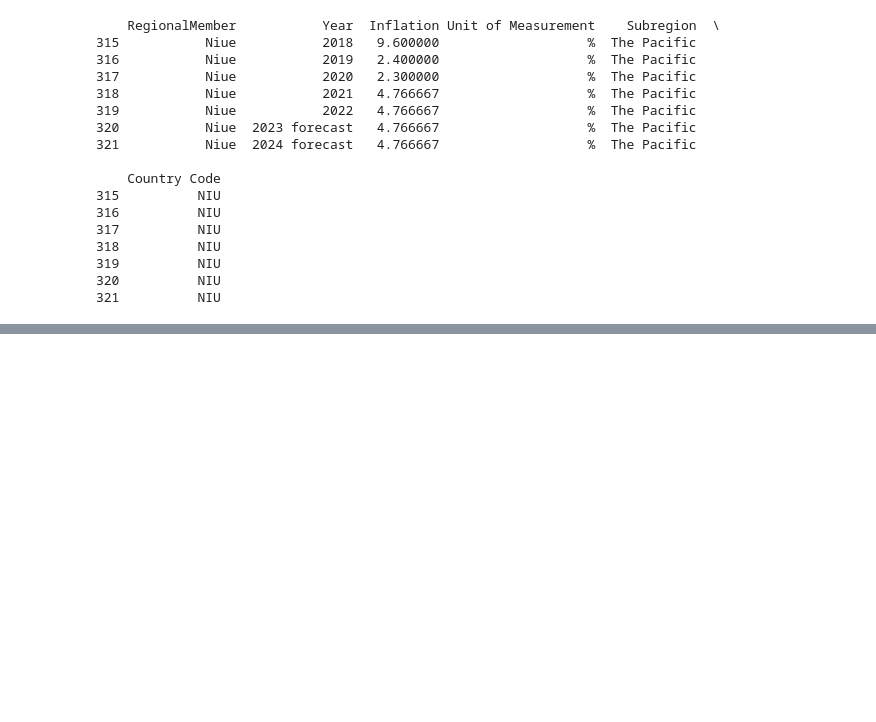
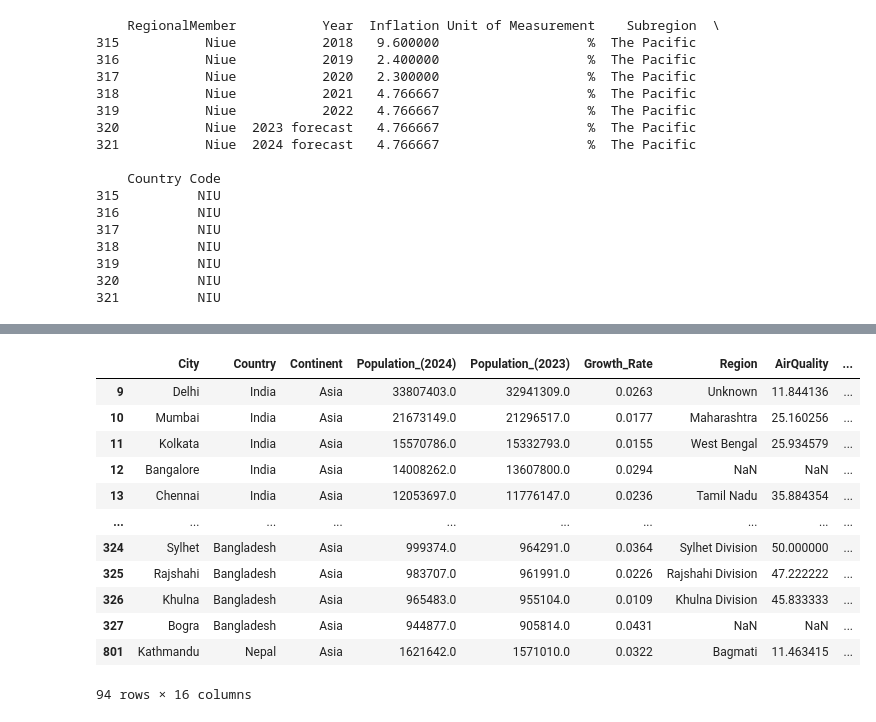
Before and after one commit to FatYuna19/Global-Environmental-and-Economic-Health-Index, a Jupyter notebook: Global Environmental and Economic Health Index.ipynb, the cells around one changed output, grey strips where cells are left out. Cells and saved outputs as stored; diff of their text form; code cells hidden in the pictures; blank space fills up the shorter version.

```diff
--- a/Global Environmental and Economic Health Index.ipynb
+++ b/Global Environmental and Economic Health Index.ipynb
@@ -825,0 +1383,28 @@ print(niue_updated_records)
+# %%
+country_mapping = {
+    "People's Republic of China": "China",
+    "United States of America": "United States",
+    "Ivory Coast": "Côte d'Ivoire",
+    "South Korea": "Republic of Korea",
+    "Republic of the Congo": "Congo",
+    "Democratic Republic of the Congo": "DR Congo"
+}
+
+merged_df['Country'] = merged_df['Country'].replace(country_mapping)
+merged_df['Country'] = merged_df['Country'].fillna("Unknown")
+
+merged_df['City'] = merged_df['City'].str.strip()
+merged_df['City'] = merged_df['City'].replace({'Los Angeles': 'LA', 'New York City': 'NYC', 'Tokyo': 'Tokyo'})
+
+continent_mapping = {
+    "Oceana": "Oceania"
+}
+
+merged_df['Continent'] = merged_df['Continent'].replace(continent_mapping)
+merged_df['Continent'] = merged_df['Continent'].fillna("Unknown")
+
+unique_country = merged_df['Country'].unique()
+unique_city = merged_df['City'].unique()
+unique_continent = merged_df['Continent'].unique()
+
+(unique_country, unique_city, unique_continent)
@@ -825,0 +1478,12 @@ print(niue_updated_records)
+# %%
+nan_rows = merged_df[merged_df[['City', 'Population_(2024)', 'Population_(2023)',
+                                   'Growth_Rate', 'Region', 'AirQuality',
+                                   'WaterPollution', 'Rank', 'Country/Region',
+                                   '2021', '2020', '2019', '2018', 'Population']].isna().any(axis=1)]
+
+specific_rows = merged_df[merged_df['Rank'].isin([1, 5, 10])]
+
+print("Rows with NaN values:")
+print(nan_rows)
+print("\nSpecific rows with Rank 1, 5, or 10:")
+print(specific_rows)
@@ -825,0 +1508,16 @@ print(niue_updated_records)
+# %%
+specific_rows
+# %% [output]
+|  | City | Country | Continent | Population_(2024) | Population_(2023) | Growth_Rate | Region | AirQuality | ... |
+| 9 | Delhi | India | Asia | 33807403.0 | 32941309.0 | 0.0263 | Unknown | 11.844136 | ... |
+| 10 | Mumbai | India | Asia | 21673149.0 | 21296517.0 | 0.0177 | Maharashtra | 25.160256 | ... |
+| 11 | Kolkata | India | Asia | 15570786.0 | 15332793.0 | 0.0155 | West Bengal | 25.934579 | ... |
+| 12 | Bangalore | India | Asia | 14008262.0 | 13607800.0 | 0.0294 | NaN | NaN | ... |
+| 13 | Chennai | India | Asia | 12053697.0 | 11776147.0 | 0.0236 | Tamil Nadu | 35.884354 | ... |
+| ... | ... | ... | ... | ... | ... | ... | ... | ... | ... |
+| 324 | Sylhet | Bangladesh | Asia | 999374.0 | 964291.0 | 0.0364 | Sylhet Division | 50.000000 | ... |
+| 325 | Rajshahi | Bangladesh | Asia | 983707.0 | 961991.0 | 0.0226 | Rajshahi Division | 47.222222 | ... |
+| 326 | Khulna | Bangladesh | Asia | 965483.0 | 955104.0 | 0.0109 | Khulna Division | 45.833333 | ... |
+| 327 | Bogra | Bangladesh | Asia | 944877.0 | 905814.0 | 0.0431 | NaN | NaN | ... |
+| 801 | Kathmandu | Nepal | Asia | 1621642.0 | 1571010.0 | 0.0322 | Bagmati | 11.463415 | ... |
+94 rows × 16 columns
```
Also changed, not shown: parts of 53 cells of this notebook.
